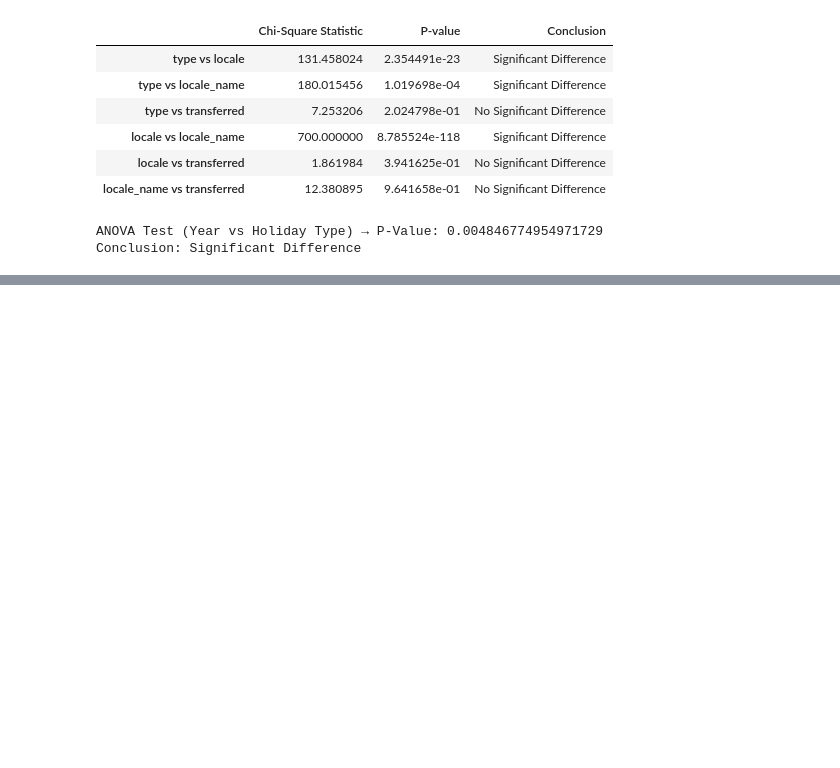
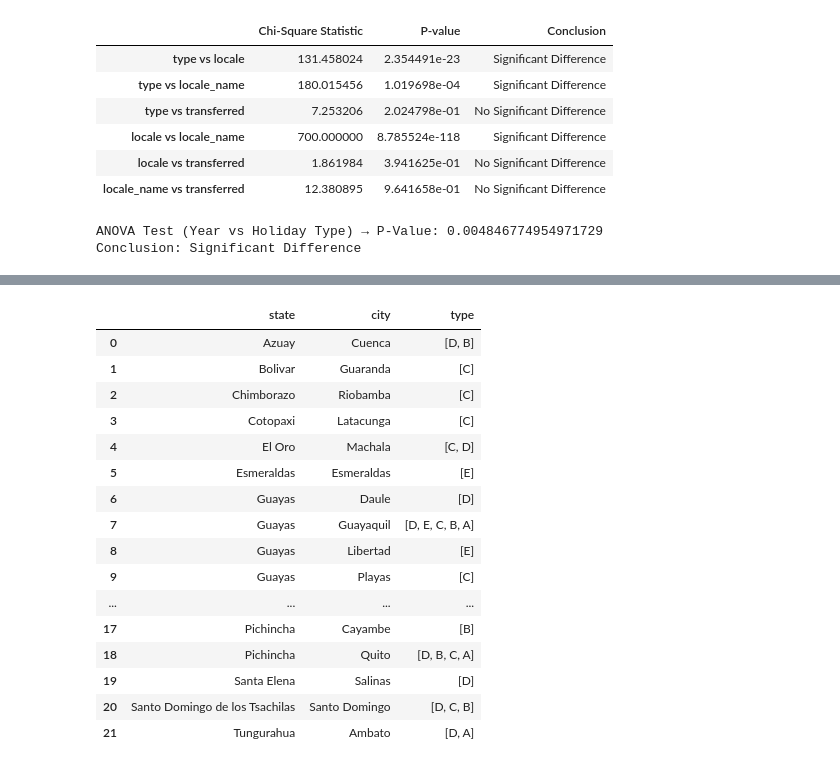
Before and after one commit to Aravindpanchanathan2799/CorporacionFavorita-Ecuador-Sales-Forecasting, a Jupyter notebook: notebooks/Data Inspection.ipynb, the cells around one changed output, grey strips where cells are left out. Cells and saved outputs as stored; diff of their text form; code cells hidden in the pictures; blank space fills up the shorter version.

```diff
--- a/notebooks/Data Inspection.ipynb
+++ b/notebooks/Data Inspection.ipynb
@@ -238,0 +304,20 @@ Conclusion: Significant Difference
+# %%
+df_stores.groupby(['state', 'city'])['type'].unique().reset_index()
+# %% [output]
+|  | state | city | type |
+| 0 | Azuay | Cuenca | [D, B] |
+| 1 | Bolivar | Guaranda | [C] |
+| 2 | Chimborazo | Riobamba | [C] |
+| 3 | Cotopaxi | Latacunga | [C] |
+| 4 | El Oro | Machala | [C, D] |
+| 5 | Esmeraldas | Esmeraldas | [E] |
+| 6 | Guayas | Daule | [D] |
+| 7 | Guayas | Guayaquil | [D, E, C, B, A] |
+| 8 | Guayas | Libertad | [E] |
+| 9 | Guayas | Playas | [C] |
+| ... | ... | ... | ... |
+| 17 | Pichincha | Cayambe | [B] |
+| 18 | Pichincha | Quito | [D, B, C, A] |
+| 19 | Santa Elena | Salinas | [D] |
+| 20 | Santo Domingo de los Tsachilas | Santo Domingo | [D, C, B] |
+| 21 | Tungurahua | Ambato | [D, A] |
```
Also changed, not shown: parts of 32 cells of this notebook, 7 other files.
